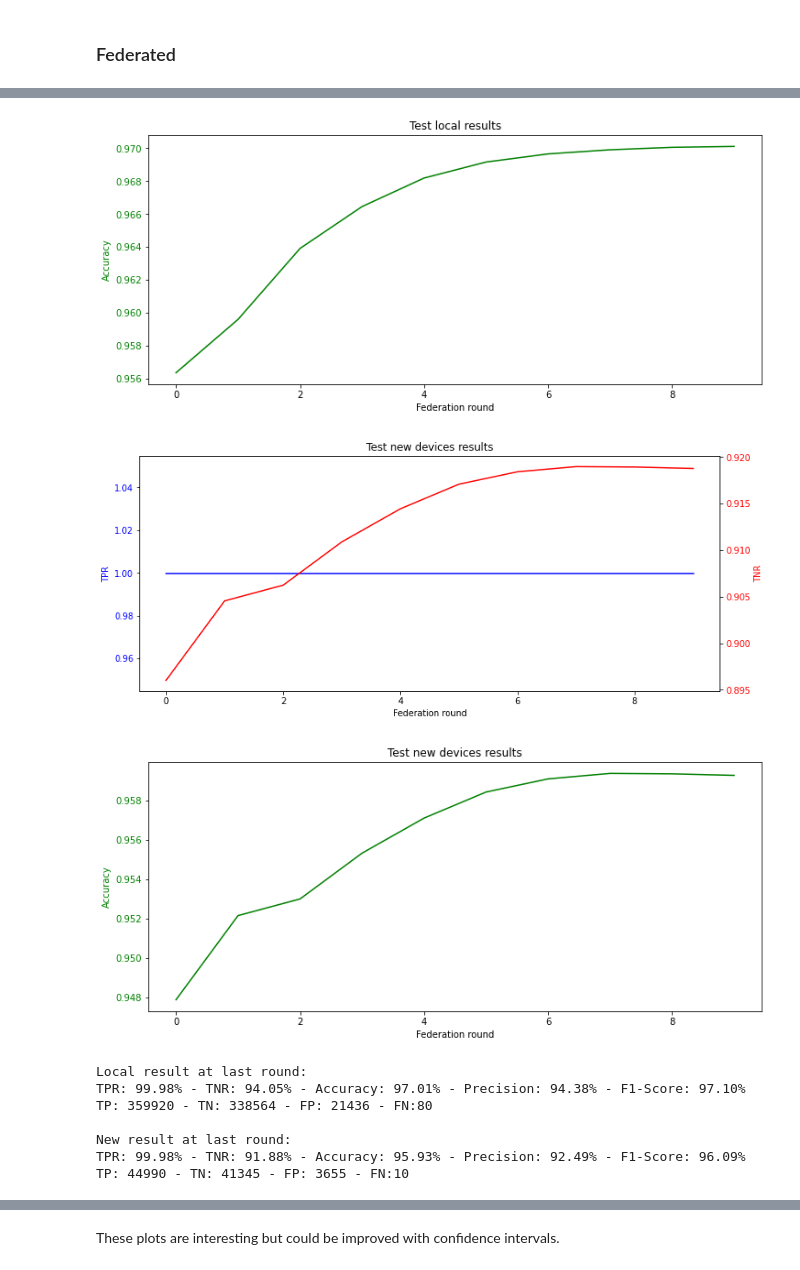
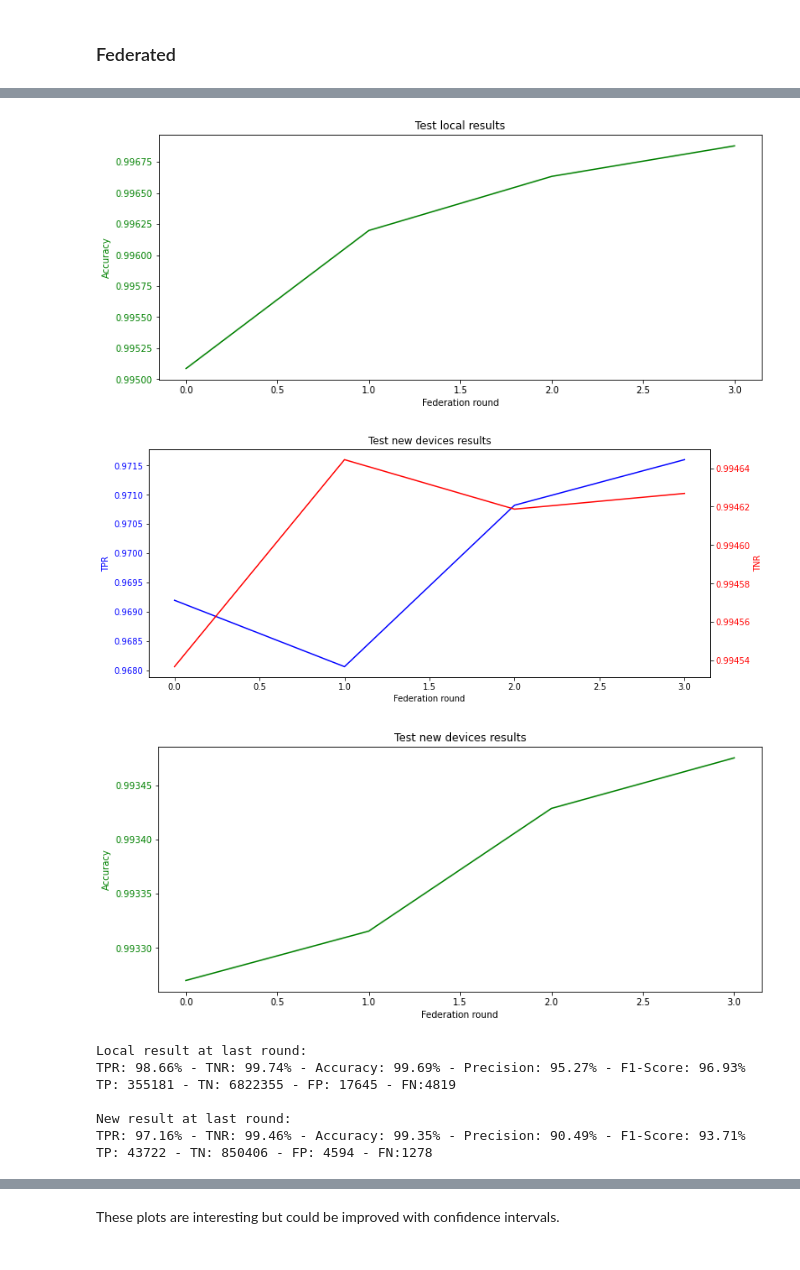
Before and after one commit to ValerianRey/fed_iot_guard, a Jupyter notebook: Test results.ipynb, the cells around one changed output, grey strips where cells are left out. Saved outputs shown, nothing was run; the diff lists cells and outputs as text; code cells hidden in the pictures.

Commit message:
added some results

```diff
--- a/Test results.ipynb
+++ b/Test results.ipynb
@@ -109,7 +109,7 @@ def print_rates_latex(results):
 # %% [markdown]
 ### Non-federated
 # %%
-path_test = 'test_results/centralized_autoencoder/0,5 5rr/'
+path_test = 'test_results/decentralized_classifier/0,95 5rr/'
 
 with open(path_test + 'local_results.json') as json_file:
     test_local_results = json.load(json_file)
@@ -140,7 +140,7 @@ TNR:            90.85\%
 # %%
 # TODO: rename the x-axis as epoch in fedsgd and make it start at 1 in both cases
 
-path_test = 'test_results/decentralized_autoencoder_fedavg/0,5 5rr/'
+path_test = 'test_results/decentralized_classifier_fedsgd/0,95 5rr 64bs tm2/'
 
 with open(path_test + 'local_results.json') as json_file:
     test_local_results = json.load(json_file)
@@ -176,10 +176,10 @@ except:
-[figure, old version]
+[figure, new version]
-[figure, old version]
+[figure, new version]
-[figure, old version]
+[figure, new version]
 Local result at last round:
-TPR: 99.98% - TNR: 94.05% - Accuracy: 97.01% - Precision: 94.38% - F1-Score: 97.10%
-TP: 359920 - TN: 338564 - FP: 21436 - FN:80
+TPR: 98.66% - TNR: 99.74% - Accuracy: 99.69% - Precision: 95.27% - F1-Score: 96.93%
+TP: 355181 - TN: 6822355 - FP: 17645 - FN:4819
 
 New result at last round:
-TPR: 99.98% - TNR: 91.88% - Accuracy: 95.93% - Precision: 92.49% - F1-Score: 96.09%
-TP: 44990 - TN: 41345 - FP: 3655 - FN:10
+TPR: 97.16% - TNR: 99.46% - Accuracy: 99.35% - Precision: 90.49% - F1-Score: 93.71%
+TP: 43722 - TN: 850406 - FP: 4594 - FN:1278
```
Also changed, not shown: parts of 2 cells of this notebook, 1 other file.
